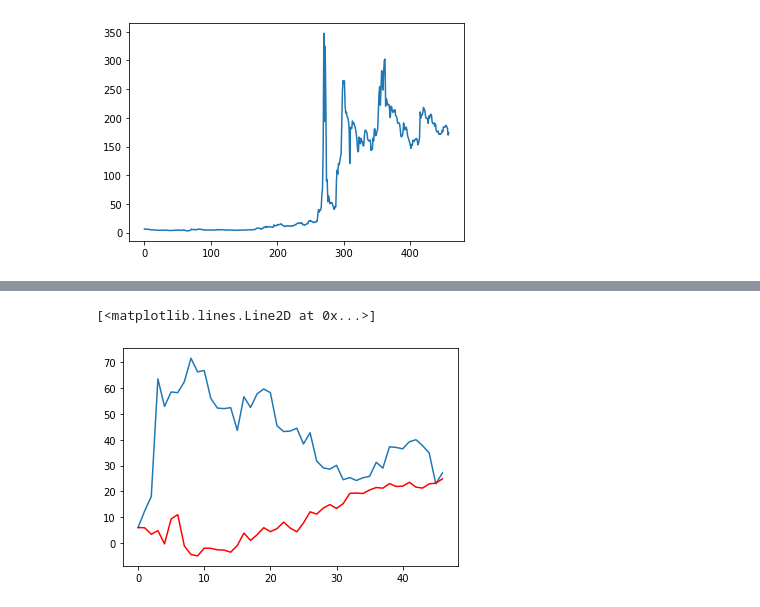
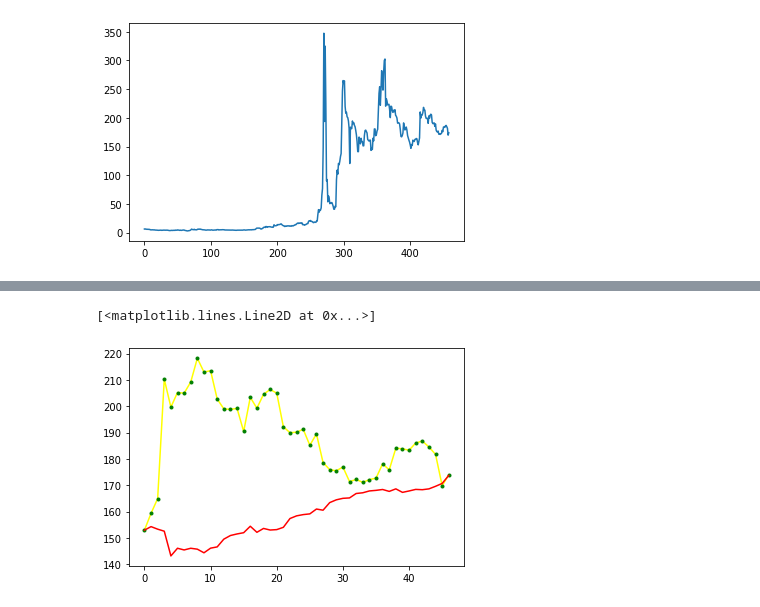
Before and after one commit to StefanWinterToo/Master-Thesis, a Jupyter notebook: App/ARIMA_Predictor.ipynb, the cells around one changed output, grey strips where cells are left out. Drawn from its saved outputs; the diff is of its cells as text; code cells hidden in the pictures.

Commit message:
Finalizes Time Series plots.

```diff
--- a/App/ARIMA_Predictor.ipynb
+++ b/App/ARIMA_Predictor.ipynb
@@ -144,6 +89,6 @@ Params: (5, 0, 0);RMSE: 52.125588525296315;MSE:7.219805296910459;MAE:5.789548340
 # %%
 # Hypothetically now, select best later on
-best_param = (5, 1, 1)
+best_param = (1, 0, 0)
 # %%
 y_train_final = y_train + y_val
 # %%
@@ -166,7 +122,14 @@ plt_pred = diff_inv(y_pred, ts["Adj Close"][0])
+# %%
+LAST_OBSERVED_VALUE_BEFORE_TEST_SET = ts["Adj Close"][len(y_train_final)]
+plt_test = diff_inv(y_test, LAST_OBSERVED_VALUE_BEFORE_TEST_SET)
+plt_pred = diff_inv(y_pred, LAST_OBSERVED_VALUE_BEFORE_TEST_SET)
+plt_train = diff_inv(y_train, LAST_OBSERVED_VALUE_BEFORE_TEST_SET)
 # %%
 # Plot Price Data
-pyplot.plot(plt_test)
+pyplot.plot(ts["Adj Close"].values[len(y_train_final):], '-', color = "yellow")
+pyplot.plot(plt_test, '.', color = "green")
 pyplot.plot(plt_pred, color = "red")
+# Can confirm that the correct last observed value was selected
 # %% [output]
 [<matplotlib.lines.Line2D at 0x...>]
-[figure, old version]
+[figure, new version]
```
Also changed, not shown: parts of 13 cells of this notebook, 3 other files.
